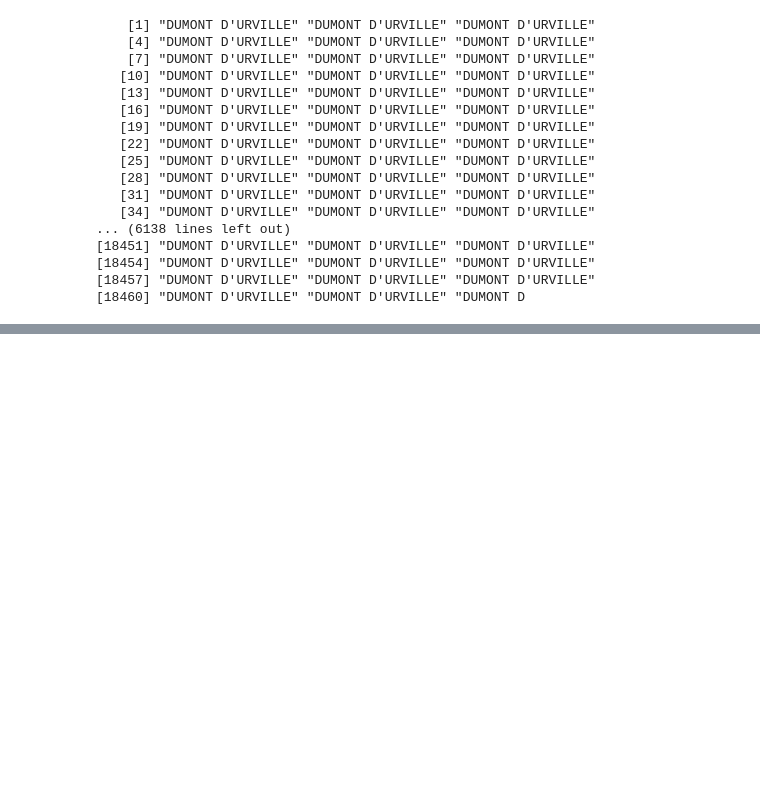
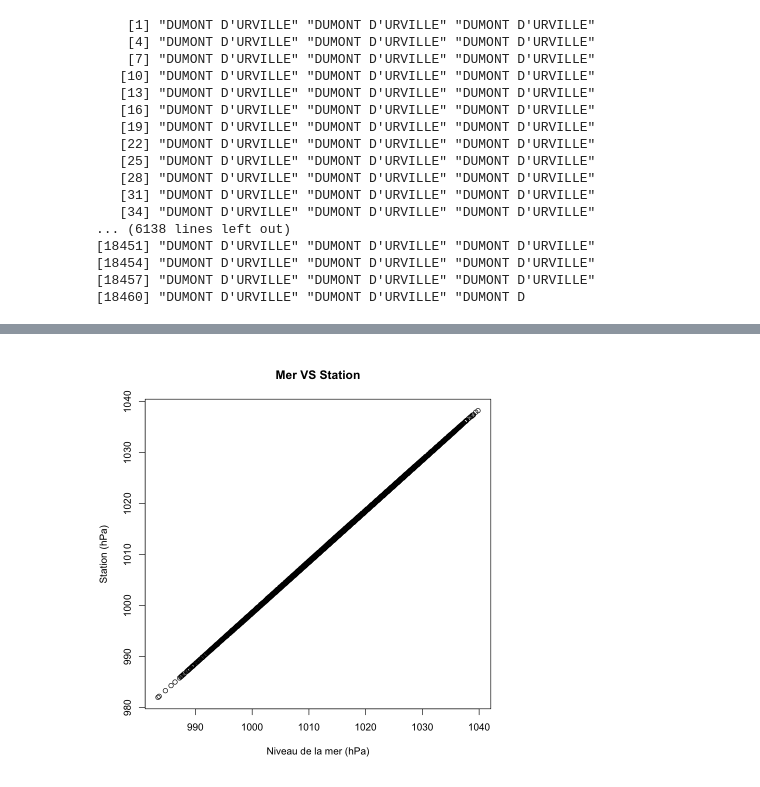
Before and after one commit to AugustinGrunewald/Statistics_Meteo, a Jupyter notebook: main.ipynb, the cells around one changed output, grey strips where cells are left out. Cells and saved outputs as stored; diff of their text form; code cells hidden in the pictures; blank space fills up the shorter version.

```diff
--- a/main.ipynb
+++ b/main.ipynb
@@ -377,0 +407,9 @@ data_weather$Nom[data_weather$ID.OMM.station == station_id]
+# %%
+par(bg = "white")
+plot(pressure_data_7790$Pression.au.niveau.mer/100,
+    pressure_data_7790$Pression.station/100,
+    xlab = "Niveau de la mer (hPa)",
+    ylab = "Station (hPa)",
+    main = "Mer VS Station")
+# %% [output]
+[figure, added]
```
Also changed, not shown: parts of 2 cells of this notebook.
